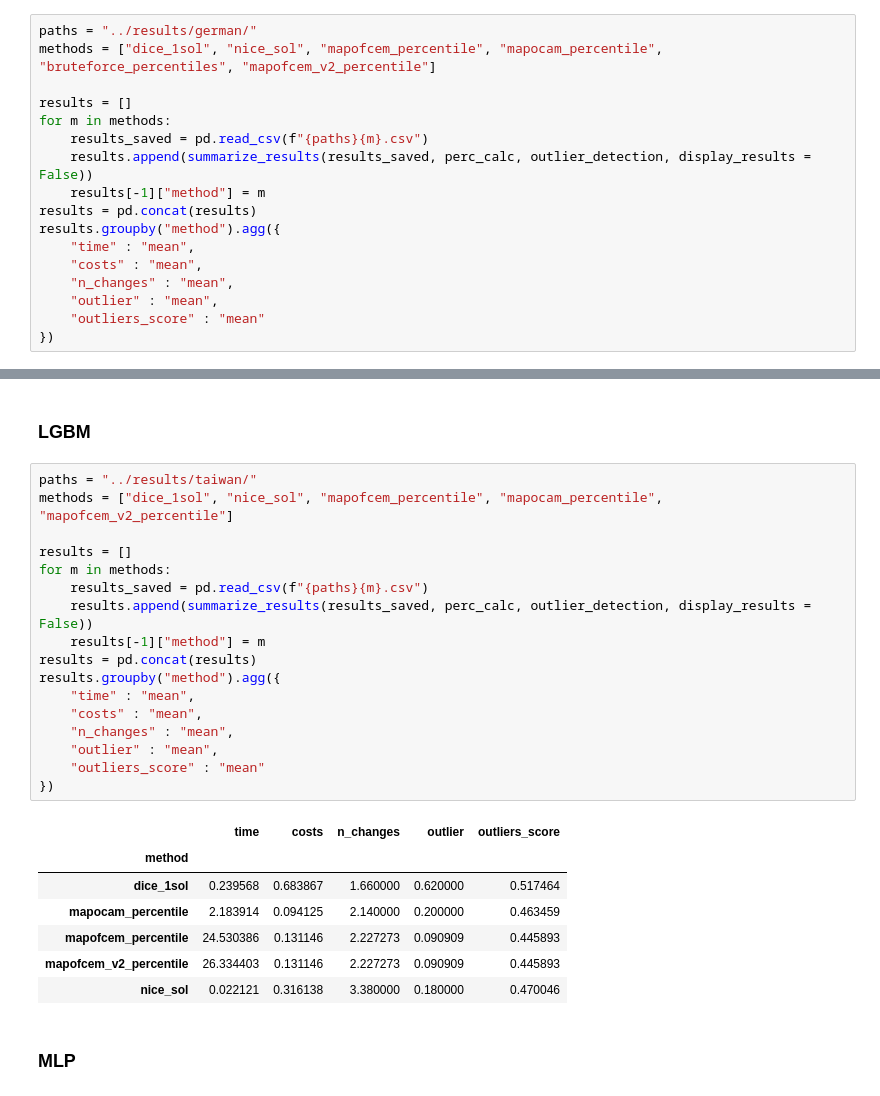
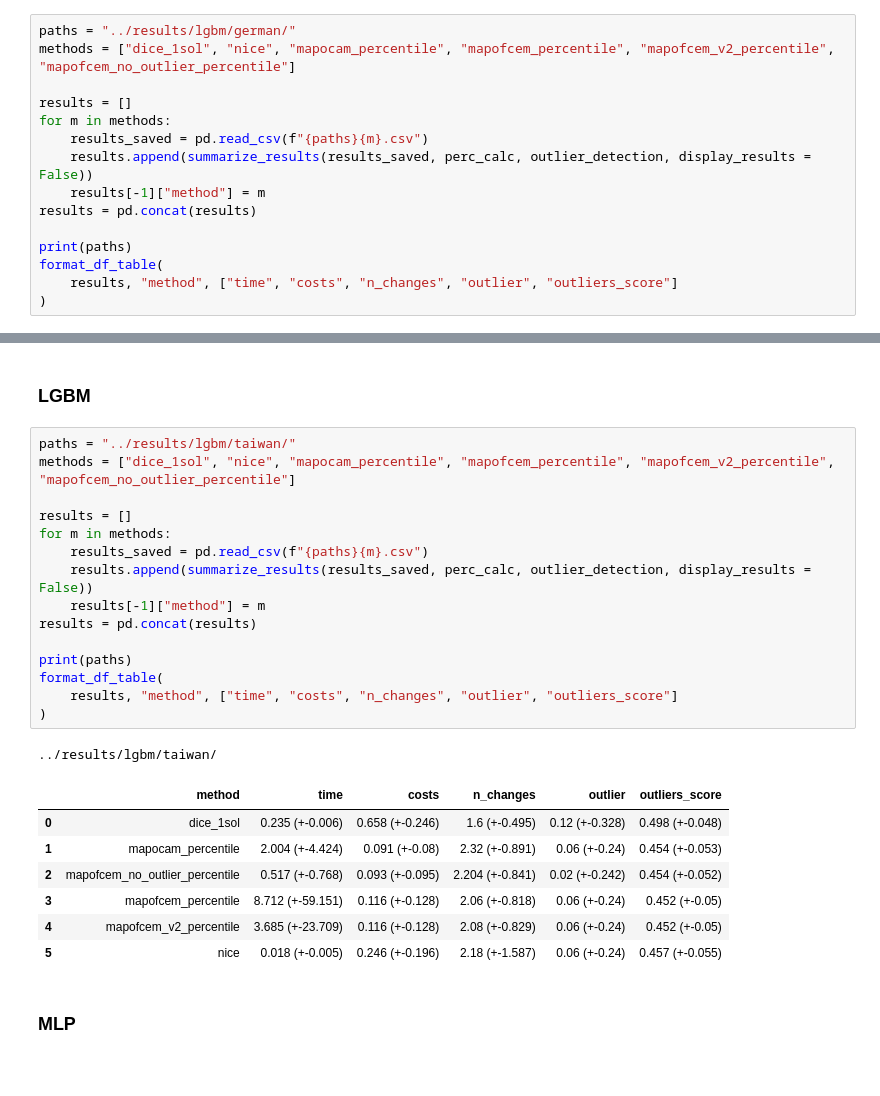
Before and after one commit to hiaac-finance/cfmining, a Jupyter notebook: notebooks/analyze_results.ipynb, the cells around one changed output, grey strips where cells are left out. Cells and saved outputs as stored; diff of their text form; blank space fills up the shorter version.

```diff
--- a/notebooks/analyze_results.ipynb
+++ b/notebooks/analyze_results.ipynb
@@ -110,8 +107,8 @@ perc_calc = PercentileCalculator(X = X_train)
 # %% [markdown]
 ### LGBM
 # %%
-paths = "../results/german/"
-methods = ["dice_1sol", "nice_sol", "mapofcem_percentile", "mapocam_percentile", "bruteforce_percentiles", "mapofcem_v2_percentile"]
+paths = "../results/lgbm/german/"
+methods = ["dice_1sol", "nice", "mapocam_percentile", "mapofcem_percentile", "mapofcem_v2_percentile", "mapofcem_no_outlier_percentile"]
 
 results = []
 for m in methods:
@@ -119,11 +116,9 @@ for m in methods:
     results.append(summarize_results(results_saved, perc_calc, outlier_detection, display_results = False))
     results[-1]["method"] = m
 results = pd.concat(results)
-results.groupby("method").agg({
-    "time" : "mean",
-    "costs" : "mean",
-    "n_changes" : "mean",
-    "outlier" : "mean",
-    "outliers_score" : "mean"
-})
+
+print(paths)
+format_df_table(
+    results, "method", ["time", "costs", "n_changes", "outlier", "outliers_score"]
+)
 # %% [output]
@@ -218,30 +202,29 @@ perc_calc = PercentileCalculator(X = X_train)
 # %% [markdown]
 ### LGBM
 # %%
-paths = "../results/taiwan/"
-methods = ["dice_1sol", "nice_sol", "mapofcem_percentile", "mapocam_percentile", "mapofcem_v2_percentile"]
+paths = "../results/lgbm/taiwan/"
+methods = ["dice_1sol", "nice", "mapocam_percentile", "mapofcem_percentile", "mapofcem_v2_percentile", "mapofcem_no_outlier_percentile"]
 
 results = []
 for m in methods:
     results_saved = pd.read_csv(f"{paths}{m}.csv")
     results.append(summarize_results(results_saved, perc_calc, outlier_detection, display_results = False))
     results[-1]["method"] = m
 results = pd.concat(results)
-results.groupby("method").agg({
-    "time" : "mean",
-    "costs" : "mean",
-    "n_changes" : "mean",
-    "outlier" : "mean",
-    "outliers_score" : "mean"
-})
+
+print(paths)
+format_df_table(
+    results, "method", ["time", "costs", "n_changes", "outlier", "outliers_score"]
+)
 # %% [output]
+../results/lgbm/taiwan/
-|  | time | costs | n_changes | outlier | outliers_score |
-| method |  |  |  |  |  |
-| dice_1sol | 0.239568 | 0.683867 | 1.660000 | 0.620000 | 0.517464 |
-| mapocam_percentile | 2.183914 | 0.094125 | 2.140000 | 0.200000 | 0.463459 |
-| mapofcem_percentile | 24.530386 | 0.131146 | 2.227273 | 0.090909 | 0.445893 |
-| mapofcem_v2_percentile | 26.334403 | 0.131146 | 2.227273 | 0.090909 | 0.445893 |
-| nice_sol | 0.022121 | 0.316138 | 3.380000 | 0.180000 | 0.470046 |
+|  | method | time | costs | n_changes | outlier | outliers_score |
+| 0 | dice_1sol | 0.235 (+-0.006) | 0.658 (+-0.246) | 1.6 (+-0.495) | 0.12 (+-0.328) | 0.498 (+-0.048) |
+| 1 | mapocam_percentile | 2.004 (+-4.424) | 0.091 (+-0.08) | 2.32 (+-0.891) | 0.06 (+-0.24) | 0.454 (+-0.053) |
+| 2 | mapofcem_no_outlier_percentile | 0.517 (+-0.768) | 0.093 (+-0.095) | 2.204 (+-0.841) | 0.02 (+-0.242) | 0.454 (+-0.052) |
+| 3 | mapofcem_percentile | 8.712 (+-59.151) | 0.116 (+-0.128) | 2.06 (+-0.818) | 0.06 (+-0.24) | 0.452 (+-0.05) |
+| 4 | mapofcem_v2_percentile | 3.685 (+-23.709) | 0.116 (+-0.128) | 2.08 (+-0.829) | 0.06 (+-0.24) | 0.452 (+-0.05) |
+| 5 | nice | 0.018 (+-0.005) | 0.246 (+-0.196) | 2.18 (+-1.587) | 0.06 (+-0.24) | 0.457 (+-0.055) |
 # %% [markdown]
 ### MLP
 # %%
```
Also changed, not shown: parts of 6 cells of this notebook, 2 other files.
